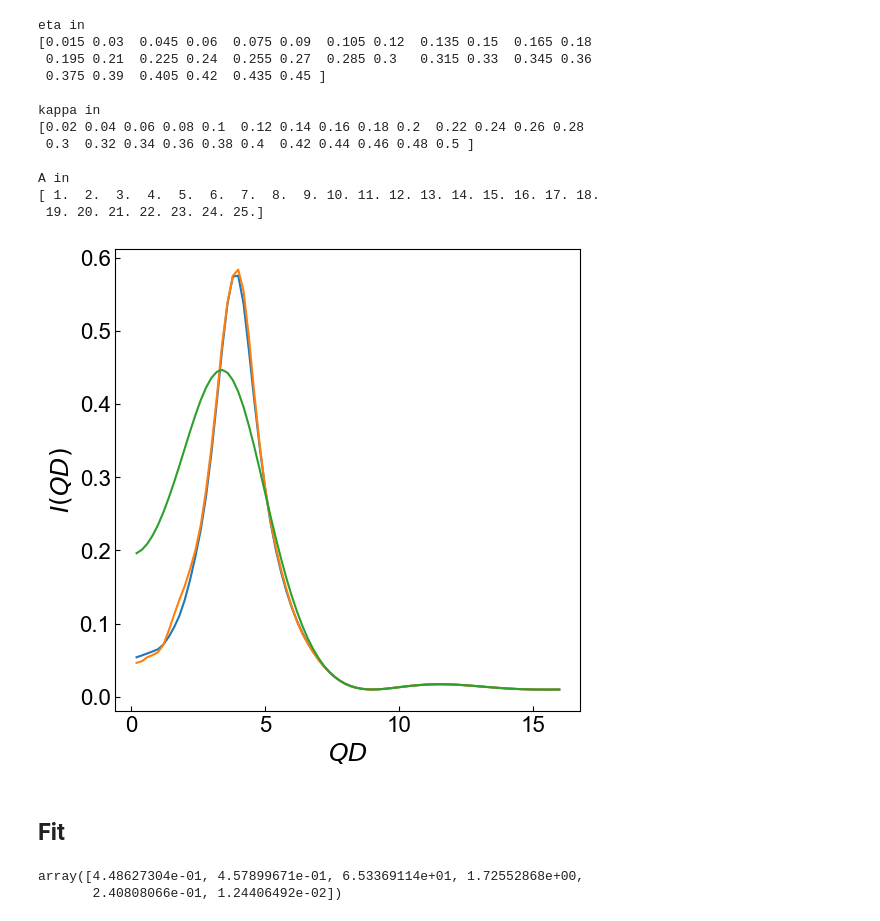
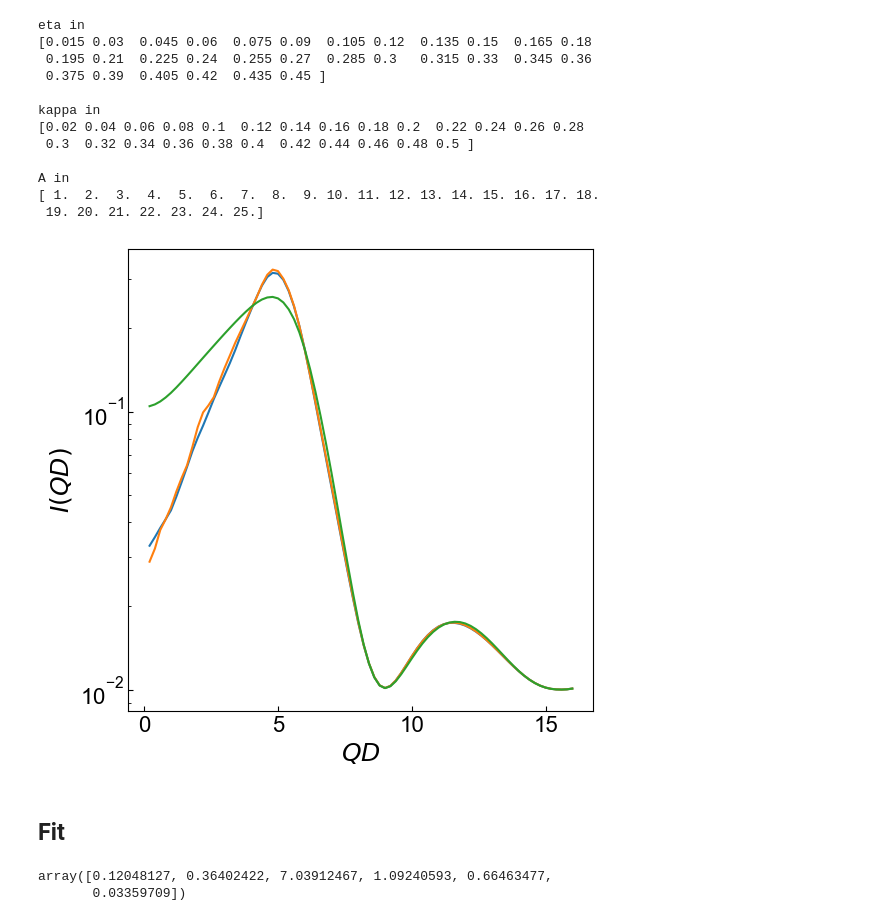
Before and after one commit to ch-tung/SQ_VAE, a Jupyter notebook: direct_param_SQ/Fit_IQ.ipynb, the cells around one changed output. Cells and saved outputs as stored; diff of their text form; code cells hidden in the pictures.

```diff
--- a/direct_param_SQ/Fit_IQ.ipynb
+++ b/direct_param_SQ/Fit_IQ.ipynb
@@ -209,7 +209,7 @@ def id_params(parameters):
 # eta_list = np.array([0.015,0.105,0.3])
 
 # parameters = np.r_[eta_list[1],potential_list[1]]
-parameters = np.array([0.105, 0.5, 10.0])
+parameters = np.array([0.24, 0.5, 5.0])
 fp_GT = np.r_[parameters,np.array([1,1,0.01])]
 
 SQ_exp_GT = sq_rs[id_params(parameters),:][0]
@@ -233,34 +233,35 @@ def IQ_exp(sq_GT,fp):
     dQ = qsig_EQSANS
     Q_fine = np.linspace(0.2,16,100)
 
     f_interp = interp.interp1d(q,IQ)
     IQ_Qfine = f_interp(Q_fine)
     IQ_res = IQ_resoln(Q, Q_fine, IQ_Qfine, dQ)
 
     IQ_res_scale = scale(Q,IQ_res,fp[3])
     f_interp = interp.interp1d(Q,IQ_res_scale)
 
     IQ_exp = f_interp(q_rs)
     return IQ_exp
 
 IQ_exp_GT = IQ_exp(SQ_exp_GT,fp_GT)
 IQ_exp_NN = IQ_th(SQ_NN,fp_GT)
 IQ_exp_RMSA = IQ_th(SQ_RMSA,fp_GT)
 
 fig = plt.figure(figsize=(6, 6))#,dpi=192)
 ax = plt.subplot(1, 1, 1)
 
 ax.plot(q,IQ_exp_GT)
 ax.plot(q,IQ_exp_NN)
 ax.plot(q,IQ_exp_RMSA)
 
 ax.set_xlabel(r'$QD$',fontsize=18)
 ax.set_ylabel(r'$I(QD)$',fontsize=18)
 ax.tick_params(direction='in', axis='both', which='both', labelsize=16)
+ax.set_yscale('log')
 
 plt.show()
 # %% [output]
-[figure, old version]
+[figure, new version]
 # %% [markdown]
 ## Fit
 # %%
@@ -288,5 +289,0 @@ fp_i = np.random.uniform(low=fp_lbounds, high=fp_ubounds)
-# %%
-fp_i
-# %% [output]
-array([4.48627304e-01, 4.57899671e-01, 6.53369114e+01, 1.72552868e+00,
-       2.40808066e-01, 1.24406492e-02])
@@ -336,0 +290,5 @@ for i, index in enumerate(index_free):
+# %%
+fp_i
+# %% [output]
+array([0.12048127, 0.36402422, 7.03912467, 1.09240593, 0.66463477,
+       0.03359709])
```
Also changed, not shown: parts of 15 cells of this notebook.
